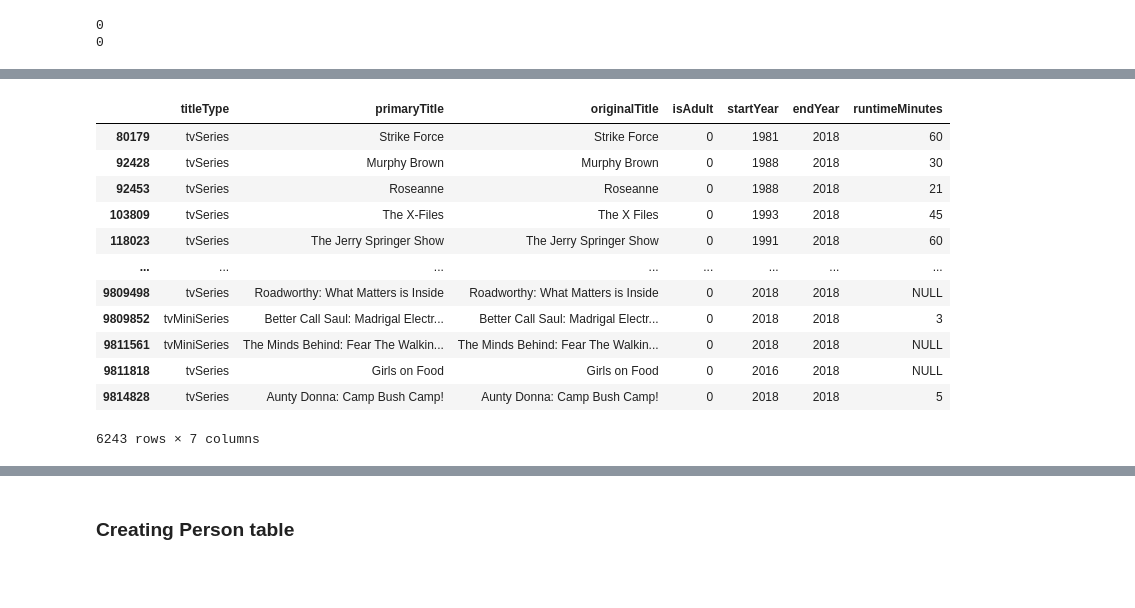
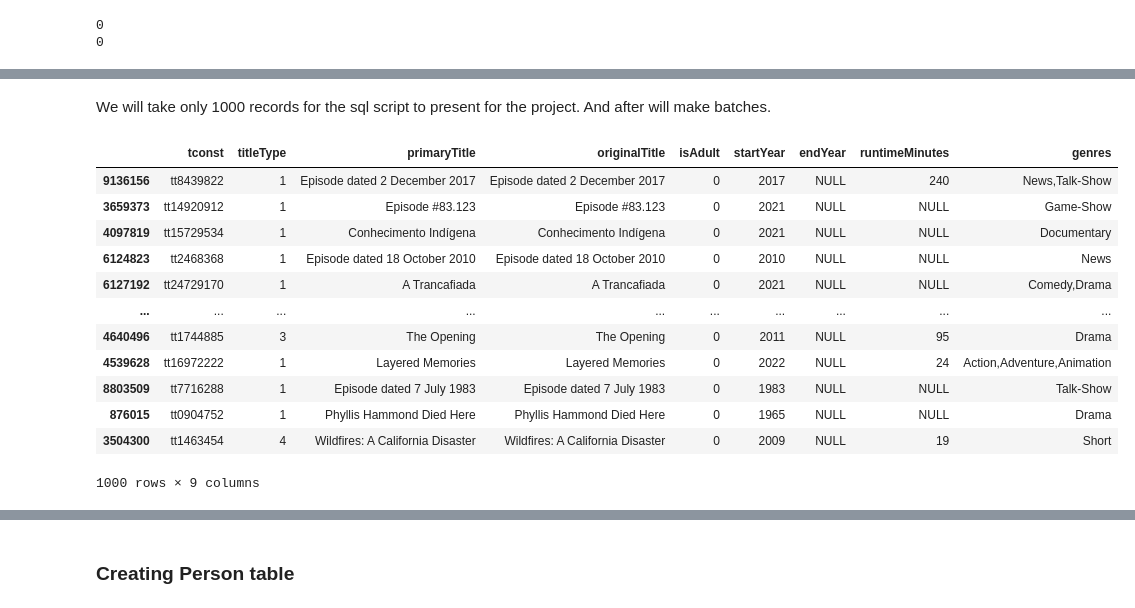
Before and after one commit to Juanlandolfi/SQL_PROJECT_CODERHOUSE, a Jupyter notebook: imbd_cleaning_for_sql.ipynb, the cells around one changed output, grey strips where cells are left out. Drawn from its saved outputs; the diff is of its cells as text; code cells hidden in the pictures; blank space fills up the shorter version.

```diff
--- a/imbd_cleaning_for_sql.ipynb
+++ b/imbd_cleaning_for_sql.ipynb
@@ -400,4 +488,0 @@ Index([0, 1, '0', '1'], dtype='object', name='isAdult')
-# %%
-title_basics.loc[title_basics.isAdult == '0', 'isAdult'] = 0
-title_basics.loc[title_basics.isAdult == '1', 'isAdult'] = 1
-title_basics.isAdult.value_counts().index
@@ -406,3 +488,0 @@ Index([0, 1], dtype='object', name='isAdult')
-# %%
-title_basics.isAdult = title_basics.isAdult.astype(int)
-title_basics.dtypes
@@ -501,0 +581,3 @@ title_basics.loc[~title_basics.runtimeMinutes.str.isnumeric() & ~title_basics.ru
+# %%
+index_to_remove  = title_basics.loc[~title_basics.runtimeMinutes.str.isnumeric() & ~title_basics.runtimeMinutes.str.contains('NULL') ].index
+index_to_remove
@@ -501,0 +588,2 @@ title_basics.loc[~title_basics.runtimeMinutes.str.isnumeric() & ~title_basics.ru
+# %%
+title_basics = title_basics[~title_basics.index.isin(index_to_remove)]
@@ -508,18 +628,21 @@ title_basics.loc[~title_basics.runtimeMinutes.str.isnumeric() & ~title_basics.ru
+# %% [markdown]
+We will take only 1000 records for the sql script to present for the project. And after will make batches.
 # %%
 #it = title_basics.iterrows()
 # next(it)[1].originalTitle
-title_basics[title_basics.endYear == "2018"]
+sample_titles = title_basics.sample(1000, random_state=123)
+sample_titles
 # %% [output]
-|  | titleType | primaryTitle | originalTitle | isAdult | startYear | endYear | runtimeMinutes |
-| 80179 | tvSeries | Strike Force | Strike Force | 0 | 1981 | 2018 | 60 |
-| 92428 | tvSeries | Murphy Brown | Murphy Brown | 0 | 1988 | 2018 | 30 |
-| 92453 | tvSeries | Roseanne | Roseanne | 0 | 1988 | 2018 | 21 |
-| 103809 | tvSeries | The X-Files | The X Files | 0 | 1993 | 2018 | 45 |
-| 118023 | tvSeries | The Jerry Springer Show | The Jerry Springer Show | 0 | 1991 | 2018 | 60 |
-| ... | ... | ... | ... | ... | ... | ... | ... |
-| 9809498 | tvSeries | Roadworthy: What Matters is Inside | Roadworthy: What Matters is Inside | 0 | 2018 | 2018 | NULL |
-| 9809852 | tvMiniSeries | Better Call Saul: Madrigal Electr... | Better Call Saul: Madrigal Electr... | 0 | 2018 | 2018 | 3 |
-| 9811561 | tvMiniSeries | The Minds Behind: Fear The Walkin... | The Minds Behind: Fear The Walkin... | 0 | 2018 | 2018 | NULL |
-| 9811818 | tvSeries | Girls on Food | Girls on Food | 0 | 2016 | 2018 | NULL |
-| 9814828 | tvSeries | Aunty Donna: Camp Bush Camp! | Aunty Donna: Camp Bush Camp! | 0 | 2018 | 2018 | 5 |
+|  | tconst | titleType | primaryTitle | originalTitle | isAdult | startYear | endYear | runtimeMinutes | genres |
+| 9136156 | tt8439822 | 1 | Episode dated 2 December 2017 | Episode dated 2 December 2017 | 0 | 2017 | NULL | 240 | News,Talk-Show |
+| 3659373 | tt14920912 | 1 | Episode #83.123 | Episode #83.123 | 0 | 2021 | NULL | NULL | Game-Show |
+| 4097819 | tt15729534 | 1 | Conhecimento Indígena | Conhecimento Indígena | 0 | 2021 | NULL | NULL | Documentary |
+| 6124823 | tt2468368 | 1 | Episode dated 18 October 2010 | Episode dated 18 October 2010 | 0 | 2010 | NULL | NULL | News |
+| 6127192 | tt24729170 | 1 | A Trancafiada | A Trancafiada | 0 | 2021 | NULL | NULL | Comedy,Drama |
+| ... | ... | ... | ... | ... | ... | ... | ... | ... | ... |
+| 4640496 | tt1744885 | 3 | The Opening | The Opening | 0 | 2011 | NULL | 95 | Drama |
+| 4539628 | tt16972222 | 1 | Layered Memories | Layered Memories | 0 | 2022 | NULL | 24 | Action,Adventure,Animation |
+| 8803509 | tt7716288 | 1 | Episode dated 7 July 1983 | Episode dated 7 July 1983 | 0 | 1983 | NULL | NULL | Talk-Show |
+| 876015 | tt0904752 | 1 | Phyllis Hammond Died Here | Phyllis Hammond Died Here | 0 | 1965 | NULL | NULL | Drama |
+| 3504300 | tt1463454 | 4 | Wildfires: A California Disaster | Wildfires: A California Disaster | 0 | 2009 | NULL | 19 | Short |
-6243 rows × 7 columns
+1000 rows × 9 columns
```
Also changed, not shown: parts of 78 cells of this notebook, 9 other files.
